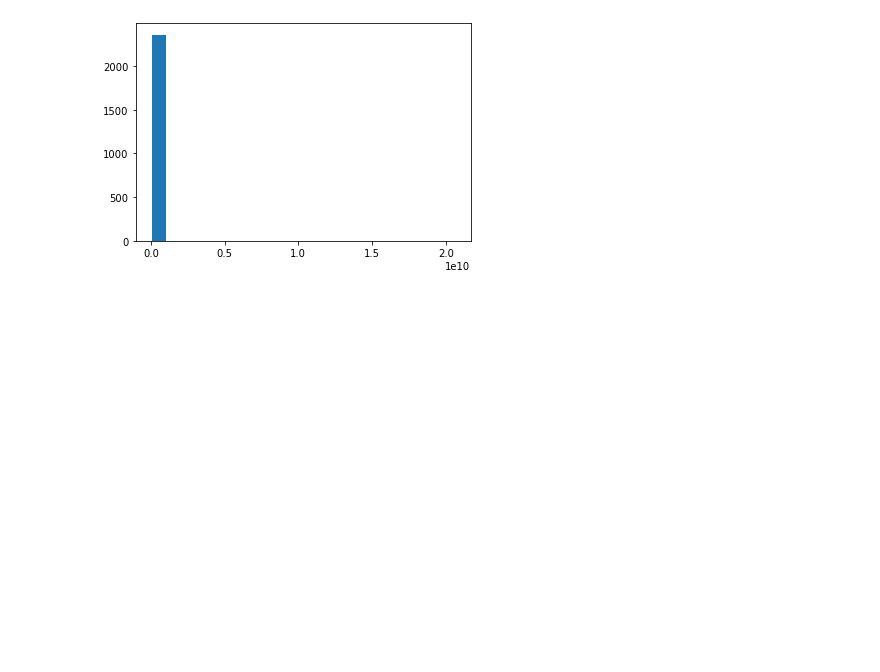
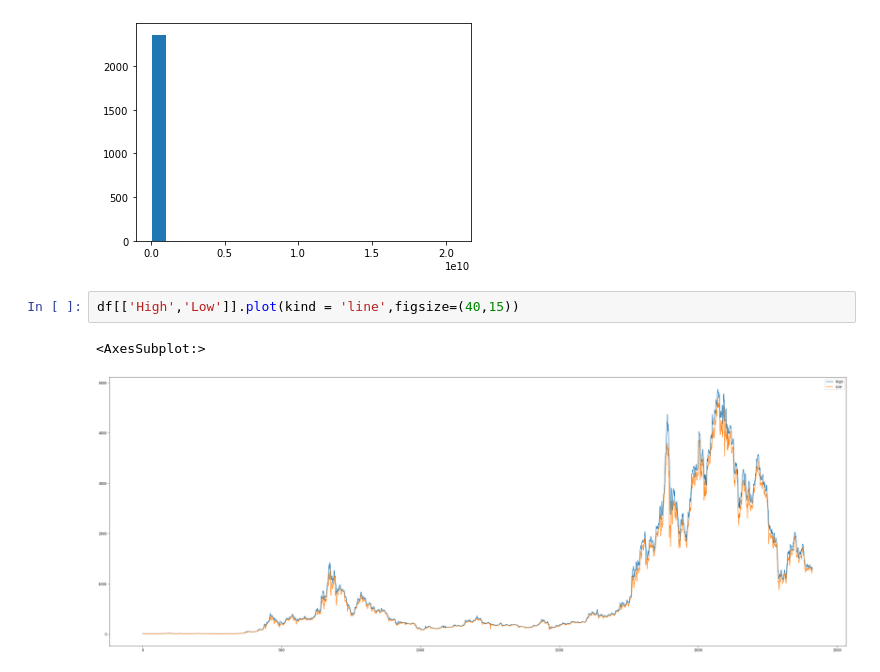
Before and after one commit to DamiOfLagos/Exploratory-Data-Analysis, a Jupyter notebook: Ethereum Price EDA.ipynb, the cells around one changed output. Drawn from its saved outputs; the diff is of its cells as text; blank space fills up the shorter version.

```diff
--- a/Ethereum Price EDA.ipynb
+++ b/Ethereum Price EDA.ipynb
@@ -186,3 +186,8 @@ plt.show
 # %% [output]
 <function matplotlib.pyplot.show(close=None, block=None)>
 [figure]
+# %%
+df[['High','Low']].plot(kind = 'line',figsize=(40,15))
+# %% [output]
+<AxesSubplot:>
+[figure, added]
```
